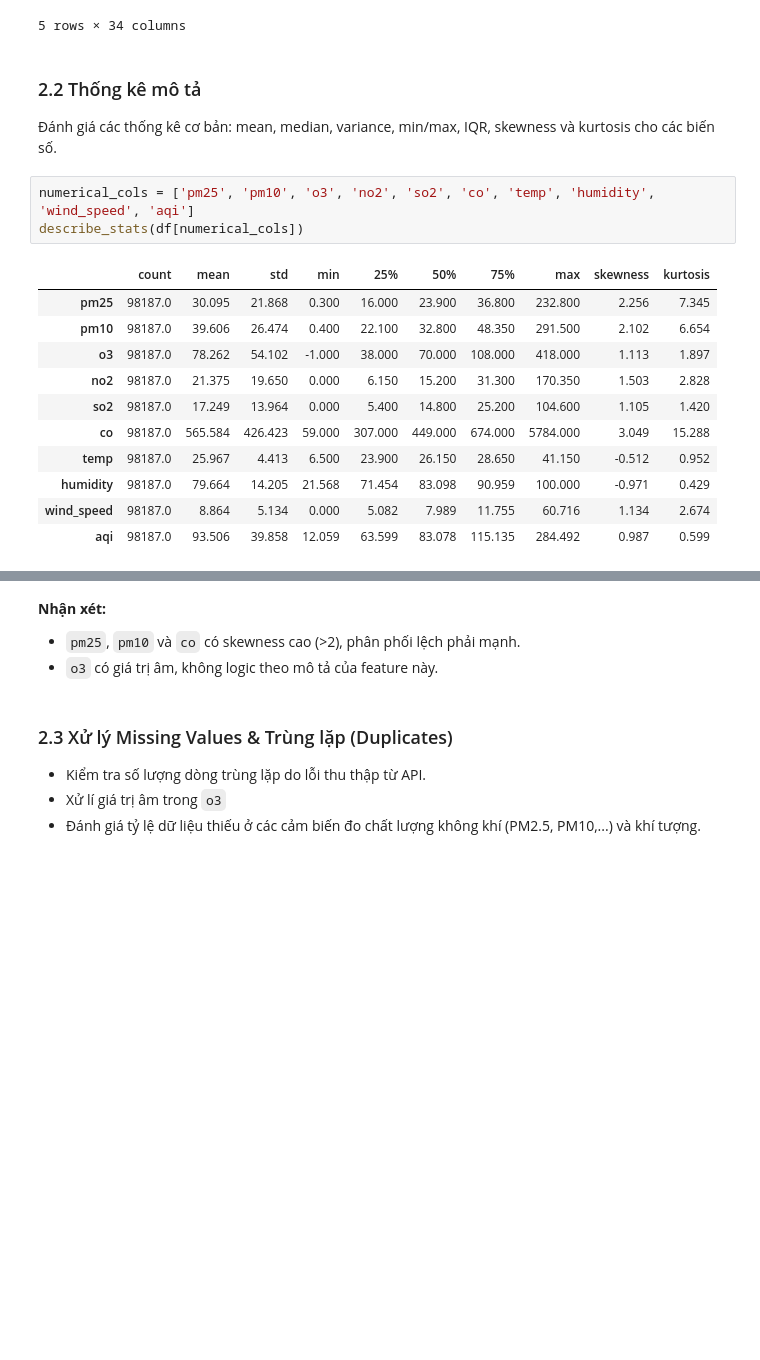
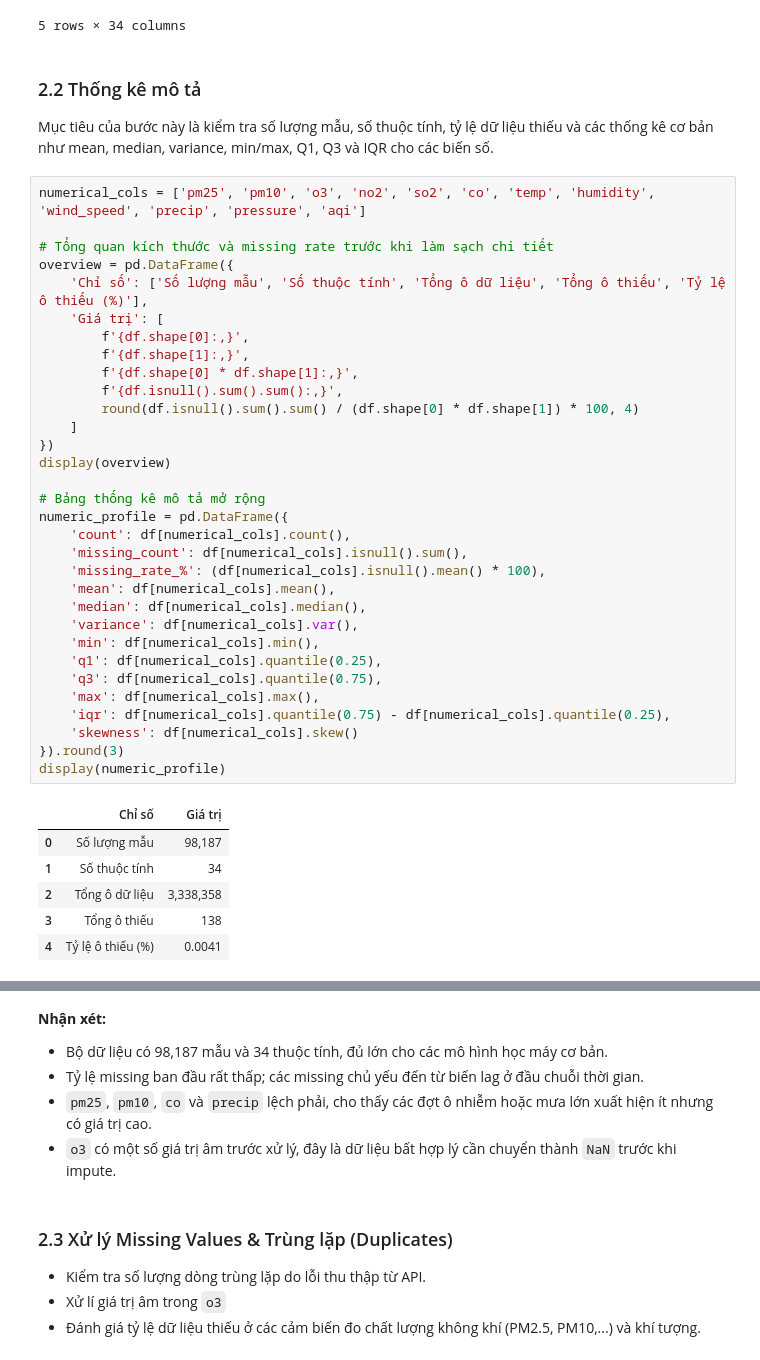
Before and after one commit to kimngoc280105/aqi-vietnam, a Jupyter notebook: code/notebook.ipynb, the cells around one changed output, grey strips where cells are left out. Drawn from its saved outputs; the diff is of its cells as text; blank space fills up the shorter version.

```diff
--- a/code/notebook.ipynb
+++ b/code/notebook.ipynb
@@ -140,19 +223,43 @@ Kích thước bộ dữ liệu: (98187, 34)
 <a id='2-2'></a>
 ### 2.2 Thống kê mô tả
 
-Đánh giá các thống kê cơ bản: mean, median, variance, min/max, IQR, skewness và kurtosis cho các biến số.
+Mục tiêu của bước này là kiểm tra số lượng mẫu, số thuộc tính, tỷ lệ dữ liệu thiếu và các thống kê cơ bản như mean, median, variance, min/max, Q1, Q3 và IQR cho các biến số.
 # %%
-numerical_cols = ['pm25', 'pm10', 'o3', 'no2', 'so2', 'co', 'temp', 'humidity', 'wind_speed', 'aqi']
-describe_stats(df[numerical_cols])
+numerical_cols = ['pm25', 'pm10', 'o3', 'no2', 'so2', 'co', 'temp', 'humidity', 'wind_speed', 'precip', 'pressure', 'aqi']
+
+# Tổng quan kích thước và missing rate trước khi làm sạch chi tiết
+overview = pd.DataFrame({
+    'Chỉ số': ['Số lượng mẫu', 'Số thuộc tính', 'Tổng ô dữ liệu', 'Tổng ô thiếu', 'Tỷ lệ ô thiếu (%)'],
+    'Giá trị': [
+        f'{df.shape[0]:,}',
+        f'{df.shape[1]:,}',
+        f'{df.shape[0] * df.shape[1]:,}',
+        f'{df.isnull().sum().sum():,}',
+        round(df.isnull().sum().sum() / (df.shape[0] * df.shape[1]) * 100, 4)
+    ]
+})
+display(overview)
+
+# Bảng thống kê mô tả mở rộng
+numeric_profile = pd.DataFrame({
+    'count': df[numerical_cols].count(),
+    'missing_count': df[numerical_cols].isnull().sum(),
+    'missing_rate_%': (df[numerical_cols].isnull().mean() * 100),
+    'mean': df[numerical_cols].mean(),
+    'median': df[numerical_cols].median(),
+    'variance': df[numerical_cols].var(),
+    'min': df[numerical_cols].min(),
+    'q1': df[numerical_cols].quantile(0.25),
+    'q3': df[numerical_cols].quantile(0.75),
+    'max': df[numerical_cols].max(),
+    'iqr': df[numerical_cols].quantile(0.75) - df[numerical_cols].quantile(0.25),
+    'skewness': df[numerical_cols].skew()
+}).round(3)
+display(numeric_profile)
 # %% [output]
-|  | count | mean | std | min | 25% | 50% | 75% | max | skewness | kurtosis |
-| pm25 | 98187.0 | 30.095 | 21.868 | 0.300 | 16.000 | 23.900 | 36.800 | 232.800 | 2.256 | 7.345 |
-| pm10 | 98187.0 | 39.606 | 26.474 | 0.400 | 22.100 | 32.800 | 48.350 | 291.500 | 2.102 | 6.654 |
-| o3 | 98187.0 | 78.262 | 54.102 | -1.000 | 38.000 | 70.000 | 108.000 | 418.000 | 1.113 | 1.897 |
-| no2 | 98187.0 | 21.375 | 19.650 | 0.000 | 6.150 | 15.200 | 31.300 | 170.350 | 1.503 | 2.828 |
-| so2 | 98187.0 | 17.249 | 13.964 | 0.000 | 5.400 | 14.800 | 25.200 | 104.600 | 1.105 | 1.420 |
-| co | 98187.0 | 565.584 | 426.423 | 59.000 | 307.000 | 449.000 | 674.000 | 5784.000 | 3.049 | 15.288 |
-| temp | 98187.0 | 25.967 | 4.413 | 6.500 | 23.900 | 26.150 | 28.650 | 41.150 | -0.512 | 0.952 |
-| humidity | 98187.0 | 79.664 | 14.205 | 21.568 | 71.454 | 83.098 | 90.959 | 100.000 | -0.971 | 0.429 |
-| wind_speed | 98187.0 | 8.864 | 5.134 | 0.000 | 5.082 | 7.989 | 11.755 | 60.716 | 1.134 | 2.674 |
-| aqi | 98187.0 | 93.506 | 39.858 | 12.059 | 63.599 | 83.078 | 115.135 | 284.492 | 0.987 | 0.599 |
+|  | Chỉ số | Giá trị |
+| 0 | Số lượng mẫu | 98,187 |
+| 1 | Số thuộc tính | 34 |
+| 2 | Tổng ô dữ liệu | 3,338,358 |
+| 3 | Tổng ô thiếu | 138 |
+| 4 | Tỷ lệ ô thiếu (%) | 0.0041 |
@@ -159,7 +279,9 @@ describe_stats(df[numerical_cols])
 # %% [markdown]
 **Nhận xét:**
-- `pm25`, `pm10` và `co` có skewness cao (>2), phân phối lệch phải mạnh.
-- `o3` có giá trị âm, không logic theo mô tả của feature này.
+- Bộ dữ liệu có 98,187 mẫu và 34 thuộc tính, đủ lớn cho các mô hình học máy cơ bản.
+- Tỷ lệ missing ban đầu rất thấp; các missing chủ yếu đến từ biến lag ở đầu chuỗi thời gian.
+- `pm25`, `pm10`, `co` và `precip` lệch phải, cho thấy các đợt ô nhiễm hoặc mưa lớn xuất hiện ít nhưng có giá trị cao.
+- `o3` có một số giá trị âm trước xử lý, đây là dữ liệu bất hợp lý cần chuyển thành `NaN` trước khi impute.
 # %% [markdown]
 <a id='2-3'></a>
 ### 2.3 Xử lý Missing Values & Trùng lặp (Duplicates)
```
Also changed, not shown: parts of 28 cells of this notebook, 5 other files.
